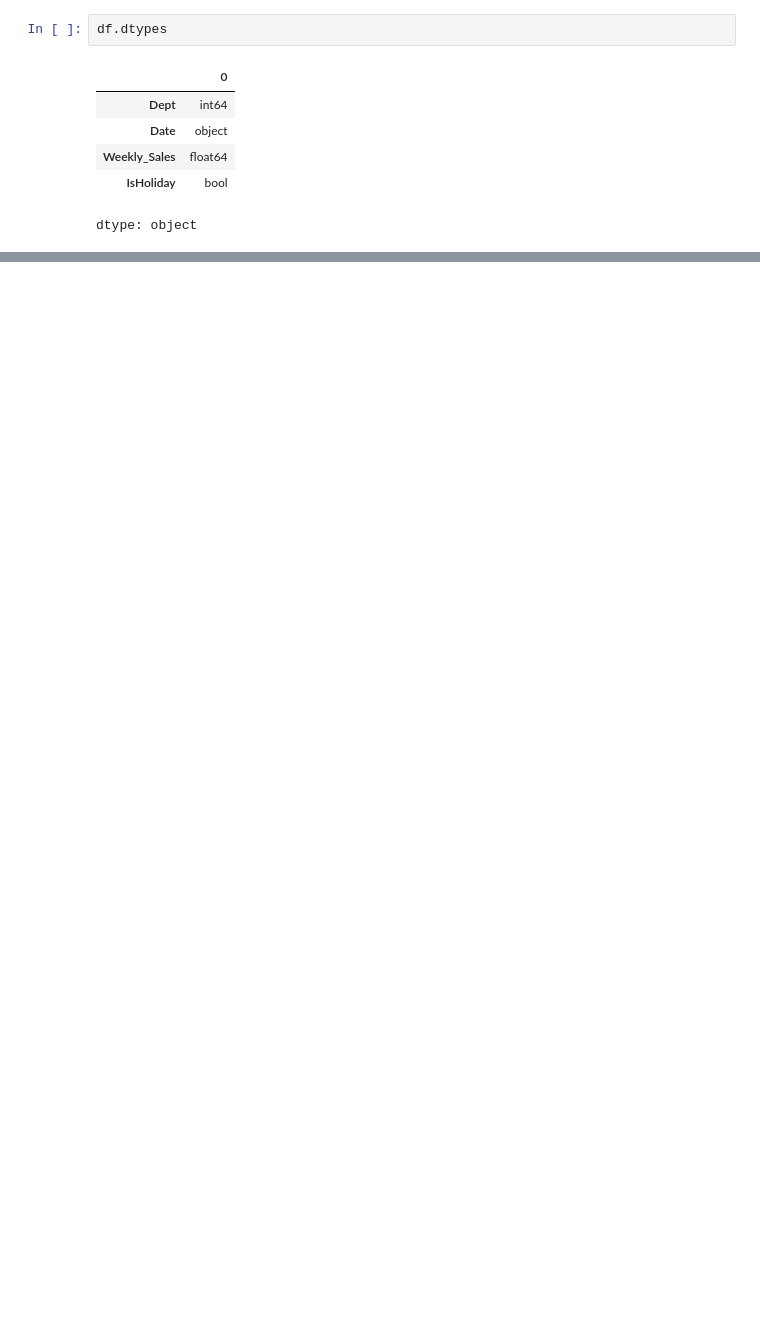
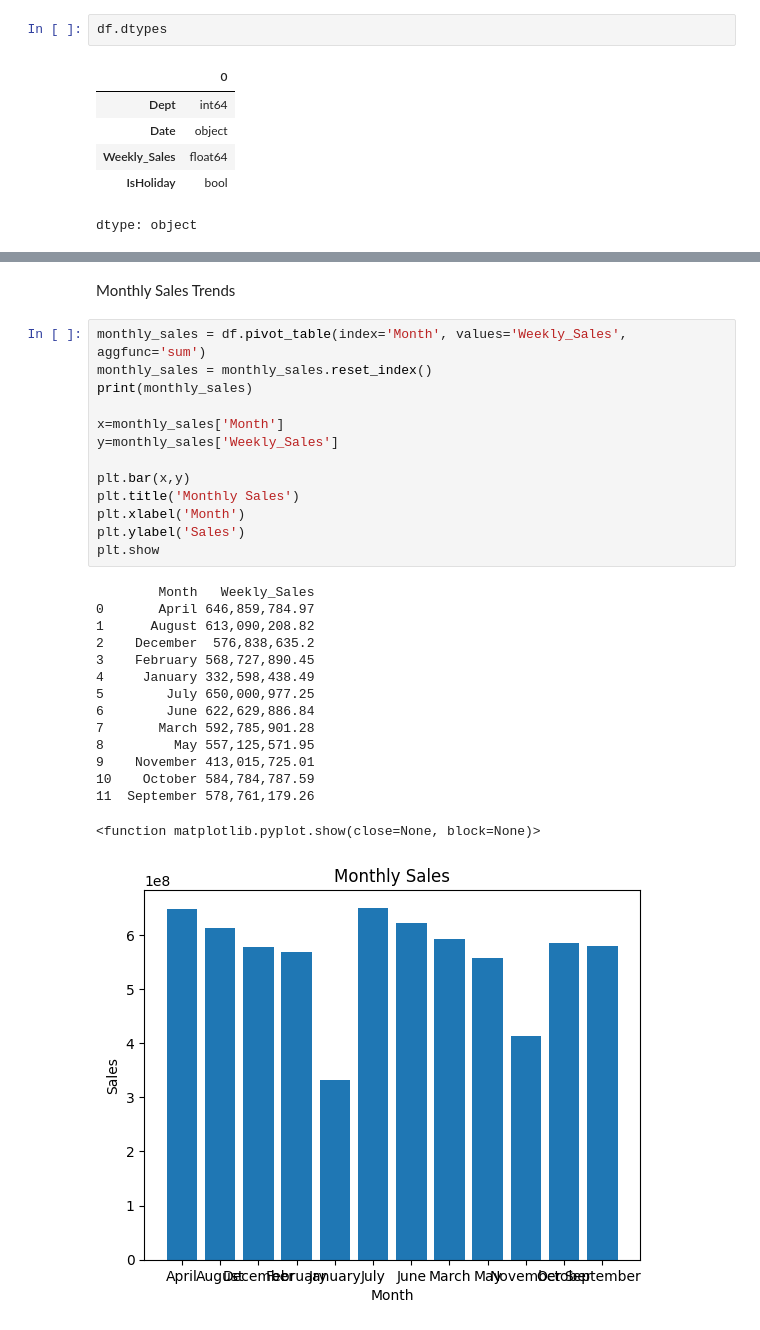
Before and after one commit to lawrencegoodwyn/2010Forecasting, a Jupyter notebook: 2010forecasting.ipynb, the cells around one changed output, grey strips where cells are left out. Cells and saved outputs as stored; diff of their text form; blank space fills up the shorter version.

```diff
--- a/2010forecasting.ipynb
+++ b/2010forecasting.ipynb
@@ -51 +81,32 @@ dtype: object
+# %% [markdown]
+Monthly Sales Trends
+# %%
+monthly_sales = df.pivot_table(index='Month', values='Weekly_Sales', aggfunc='sum')
+monthly_sales = monthly_sales.reset_index()
+print(monthly_sales)
+
+x=monthly_sales['Month']
+y=monthly_sales['Weekly_Sales']
+
+plt.bar(x,y)
+plt.title('Monthly Sales')
+plt.xlabel('Month')
+plt.ylabel('Sales')
+plt.show
+# %% [output]
+        Month   Weekly_Sales
+0       April 646,859,784.97
+1      August 613,090,208.82
+2    December  576,838,635.2
+3    February 568,727,890.45
+4     January 332,598,438.49
+5        July 650,000,977.25
+6        June 622,629,886.84
+7       March 592,785,901.28
+8         May 557,125,571.95
+9    November 413,015,725.01
+10    October 584,784,787.59
+11  September 578,761,179.26
+<function matplotlib.pyplot.show(close=None, block=None)>
+[figure, added]
 # %%
```
Also changed, not shown: parts of 20 cells of this notebook.
